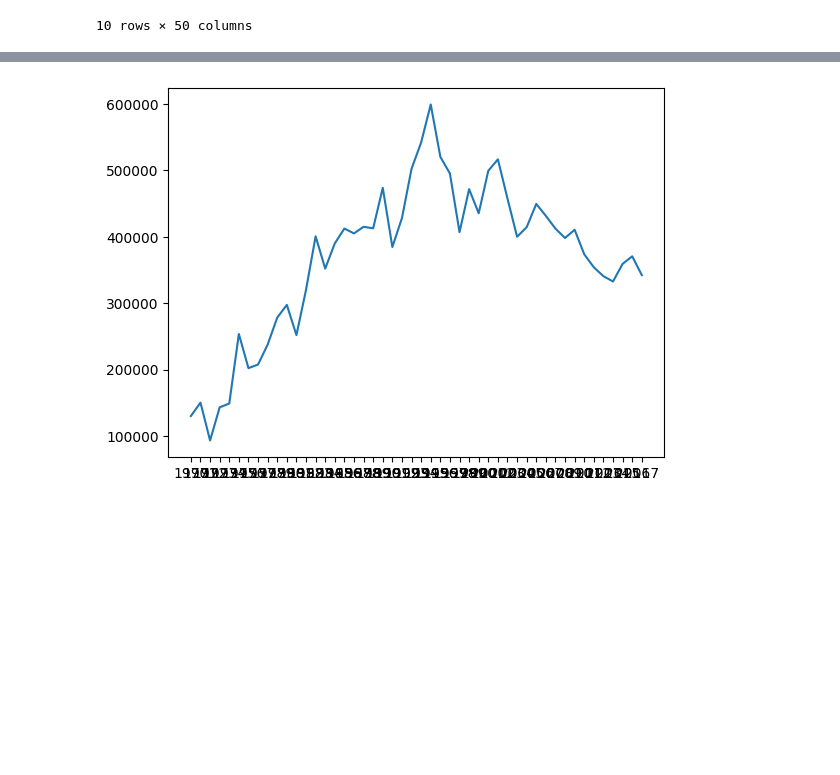
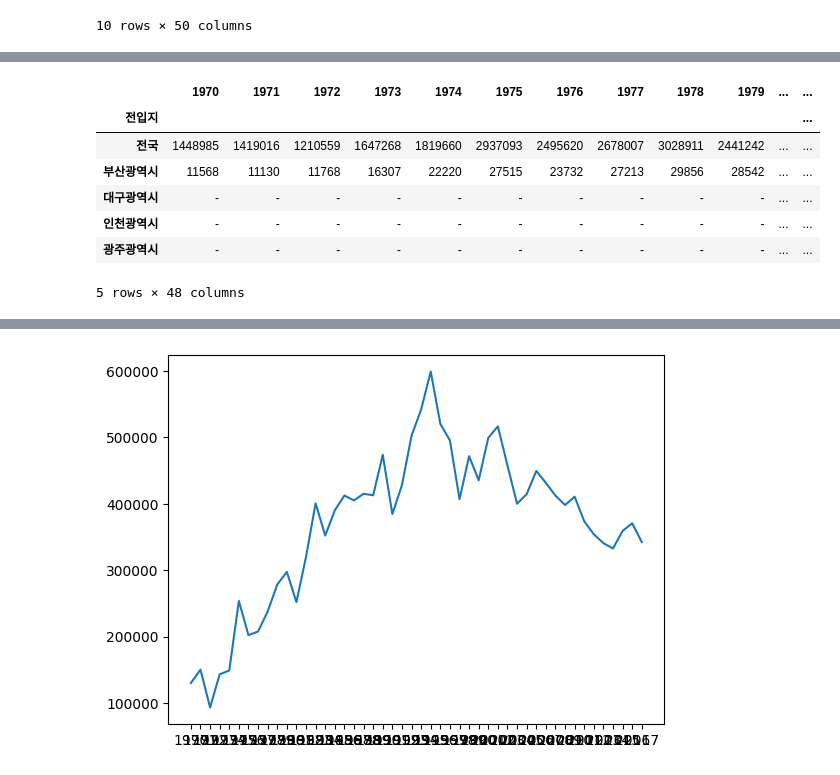
Before and after one commit to SEOWOOJI/Pandas_Stats_Data_Analysis_2025, a Jupyter notebook: 8_basicstats_graphs.ipynb, the cells around one changed output, grey strips where cells are left out. Drawn from its saved outputs; the diff is of its cells as text; code cells hidden in the pictures; blank space fills up the shorter version.

```diff
--- a/8_basicstats_graphs.ipynb
+++ b/8_basicstats_graphs.ipynb
@@ -246,3 +263,14 @@ df_seoul = df[mask]
 # %%
 df_seoul = df_seoul.drop('전출지별', axis = 1)
-#df_seoul
+df_seoul.rename(columns = {'전입지별' : '전입지'}, inplace = True)
+df_seoul.set_index('전입지', inplace = True)
+df_seoul.head()
+# %% [output]
+|  | 1970 | 1971 | 1972 | 1973 | 1974 | 1975 | 1976 | 1977 | 1978 | 1979 | ... | ... |
+| 전입지 |  |  |  |  |  |  |  |  |  |  |  | ... |
+| 전국 | 1448985 | 1419016 | 1210559 | 1647268 | 1819660 | 2937093 | 2495620 | 2678007 | 3028911 | 2441242 | ... | ... |
+| 부산광역시 | 11568 | 11130 | 11768 | 16307 | 22220 | 27515 | 23732 | 27213 | 29856 | 28542 | ... | ... |
+| 대구광역시 | - | - | - | - | - | - | - | - | - | - | ... | ... |
+| 인천광역시 | - | - | - | - | - | - | - | - | - | - | ... | ... |
+| 광주광역시 | - | - | - | - | - | - | - | - | - | - | ... | ... |
+5 rows × 48 columns
```
Also changed, not shown: parts of 14 cells of this notebook.
